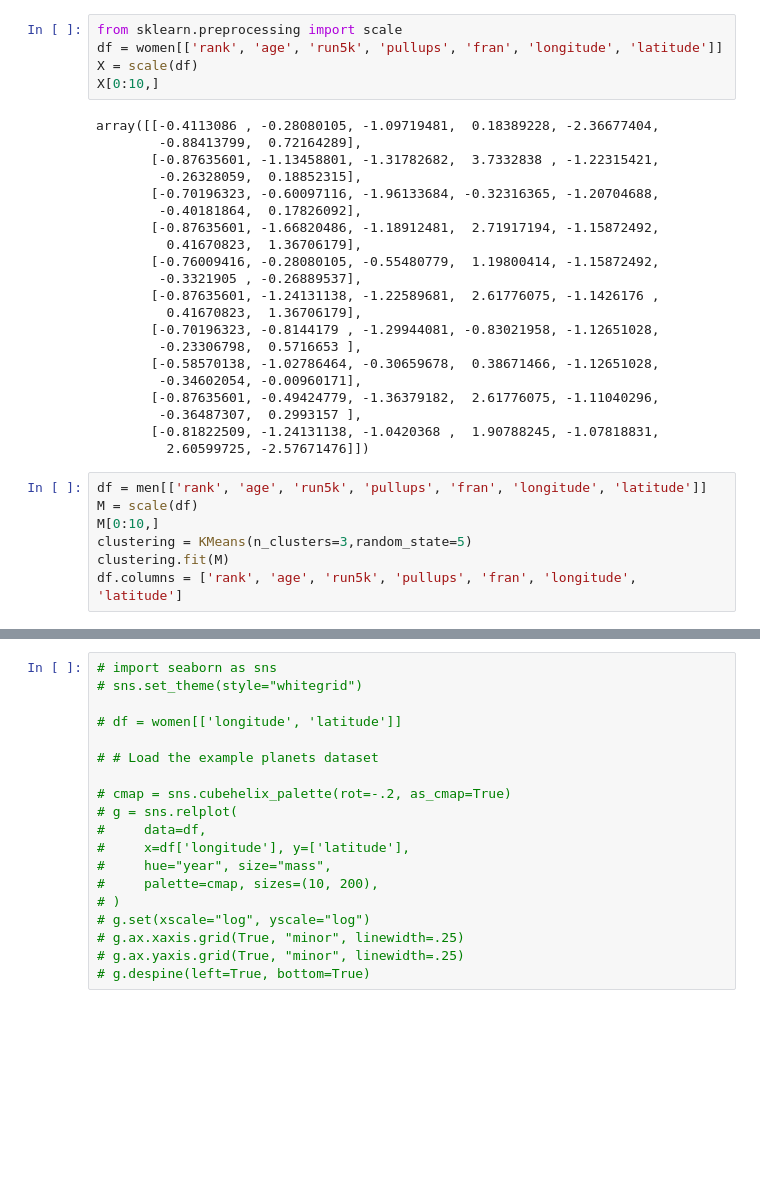
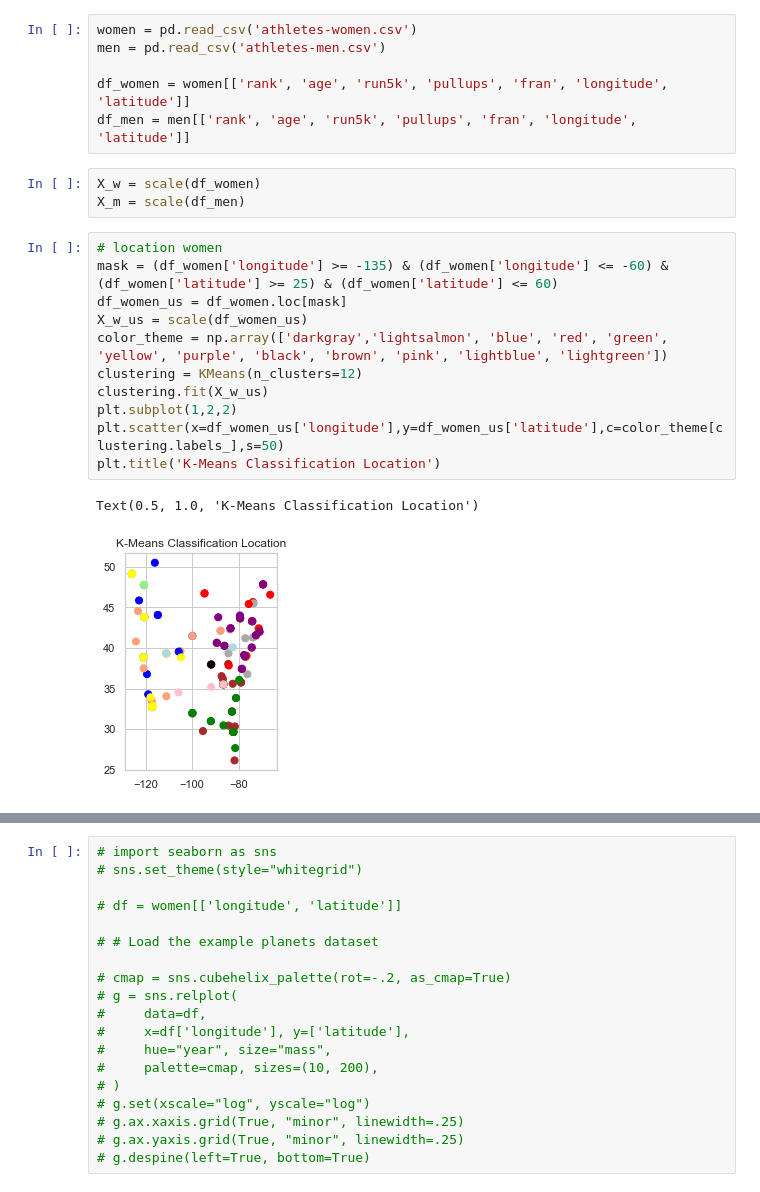
Before and after one commit to allisontao/crossfit-games-analysis, a Jupyter notebook: clustering.ipynb, the cells around one changed output, grey strips where cells are left out. Drawn from its saved outputs; the diff is of its cells as text; blank space fills up the shorter version.

```diff
--- a/clustering.ipynb
+++ b/clustering.ipynb
@@ -34,33 +13,23 @@ women
-# %%
-from sklearn.preprocessing import scale
-df = women[['rank', 'age', 'run5k', 'pullups', 'fran', 'longitude', 'latitude']]
-X = scale(df)
-X[0:10,]
-# %% [output]
-array([[-0.4113086 , -0.28080105, -1.09719481,  0.18389228, -2.36677404,
-        -0.88413799,  0.72164289],
-       [-0.87635601, -1.13458801, -1.31782682,  3.7332838 , -1.22315421,
-        -0.26328059,  0.18852315],
-       [-0.70196323, -0.60097116, -1.96133684, -0.32316365, -1.20704688,
-        -0.40181864,  0.17826092],
-       [-0.87635601, -1.66820486, -1.18912481,  2.71917194, -1.15872492,
-         0.41670823,  1.36706179],
-       [-0.76009416, -0.28080105, -0.55480779,  1.19800414, -1.15872492,
-        -0.3321905 , -0.26889537],
-       [-0.87635601, -1.24131138, -1.22589681,  2.61776075, -1.1426176 ,
-         0.41670823,  1.36706179],
-       [-0.70196323, -0.8144179 , -1.29944081, -0.83021958, -1.12651028,
-        -0.23306798,  0.5716653 ],
-       [-0.58570138, -1.02786464, -0.30659678,  0.38671466, -1.12651028,
-        -0.34602054, -0.00960171],
-       [-0.87635601, -0.49424779, -1.36379182,  2.61776075, -1.11040296,
-        -0.36487307,  0.2993157 ],
-       [-0.81822509, -1.24131138, -1.0420368 ,  1.90788245, -1.07818831,
-         2.60599725, -2.57671476]])
-# %%
-df = men[['rank', 'age', 'run5k', 'pullups', 'fran', 'longitude', 'latitude']]
-M = scale(df)
-M[0:10,]
-clustering = KMeans(n_clusters=3,random_state=5)
-clustering.fit(M)
-df.columns = ['rank', 'age', 'run5k', 'pullups', 'fran', 'longitude', 'latitude']
+# %%
+women = pd.read_csv('athletes-women.csv')
+men = pd.read_csv('athletes-men.csv')
+
+df_women = women[['rank', 'age', 'run5k', 'pullups', 'fran', 'longitude', 'latitude']]
+df_men = men[['rank', 'age', 'run5k', 'pullups', 'fran', 'longitude', 'latitude']]
+# %%
+X_w = scale(df_women)
+X_m = scale(df_men)
+# %%
+# location women
+mask = (df_women['longitude'] >= -135) & (df_women['longitude'] <= -60) & (df_women['latitude'] >= 25) & (df_women['latitude'] <= 60)
+df_women_us = df_women.loc[mask]
+X_w_us = scale(df_women_us)
+color_theme = np.array(['darkgray','lightsalmon', 'blue', 'red', 'green', 'yellow', 'purple', 'black', 'brown', 'pink', 'lightblue', 'lightgreen'])
+clustering = KMeans(n_clusters=12)
+clustering.fit(X_w_us)
+plt.subplot(1,2,2)
+plt.scatter(x=df_women_us['longitude'],y=df_women_us['latitude'],c=color_theme[clustering.labels_],s=50)
+plt.title('K-Means Classification Location')
+# %% [output]
+Text(0.5, 1.0, 'K-Means Classification Location')
+[figure, added]
```
Also changed, not shown: parts of 10 cells of this notebook.
